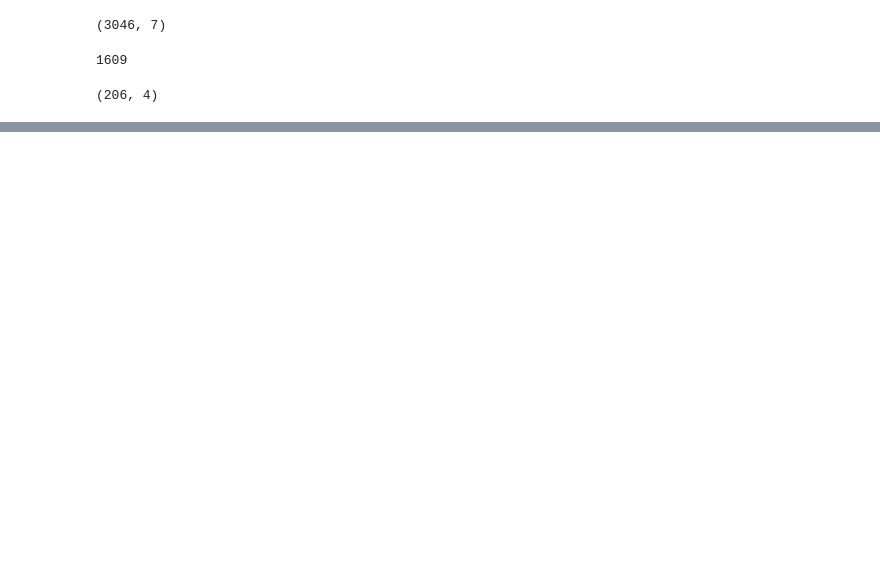
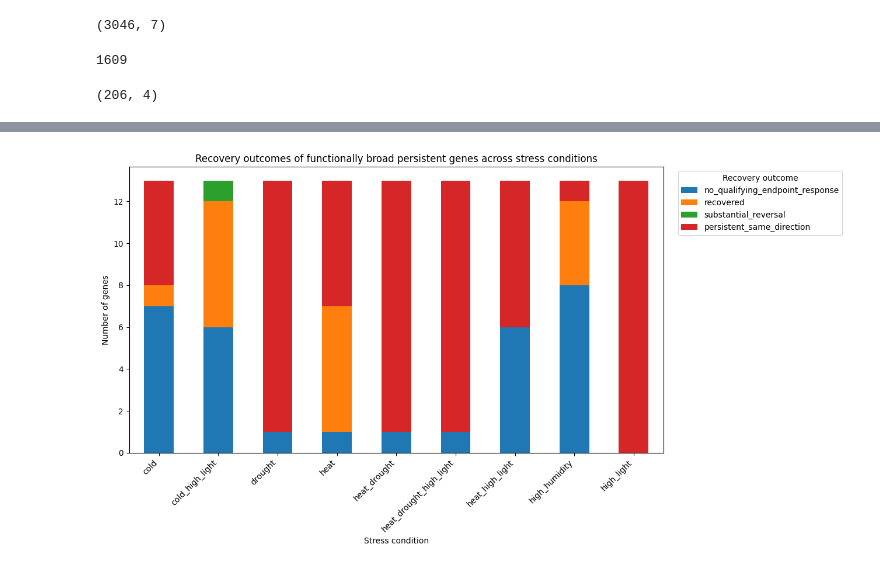
Before and after one commit to WizardNox/Arabdiopsis-Thaliana, a Jupyter notebook: notebooks/biological_interpretation.ipynb, the cells around one changed output, grey strips where cells are left out. Cells and saved outputs as stored; diff of their text form; code cells hidden in the pictures; blank space fills up the shorter version.

```diff
--- a/notebooks/biological_interpretation.ipynb
+++ b/notebooks/biological_interpretation.ipynb
@@ -68,0 +5500,40 @@ high_breadth_genes.shape
+# %%
+recovery_plot_data = (
+    high_bridge_recovery_summary[
+        [
+            "no_qualifying_endpoint_response",
+            "recovered",
+            "substantial_reversal",
+            "persistent_same_direction",
+        ]
+    ]
+    .copy()
+)
+# %%
+recovery_plot_data.plot(
+    kind="bar",
+    stacked=True,
+    figsize=(13, 7)
+)
+
+plt.xlabel("Stress condition")
+plt.ylabel("Number of genes")
+plt.title(
+    "Recovery outcomes of functionally broad persistent genes across stress conditions"
+)
+
+plt.xticks(
+    rotation=45,
+    ha="right"
+)
+
+plt.legend(
+    title="Recovery outcome",
+    bbox_to_anchor=(1.02, 1),
+    loc="upper left"
+)
+
+plt.tight_layout()
+plt.show()
+# %% [output]
+[figure, added]
```
Also changed, not shown: parts of 473 cells of this notebook, 20 other files.
